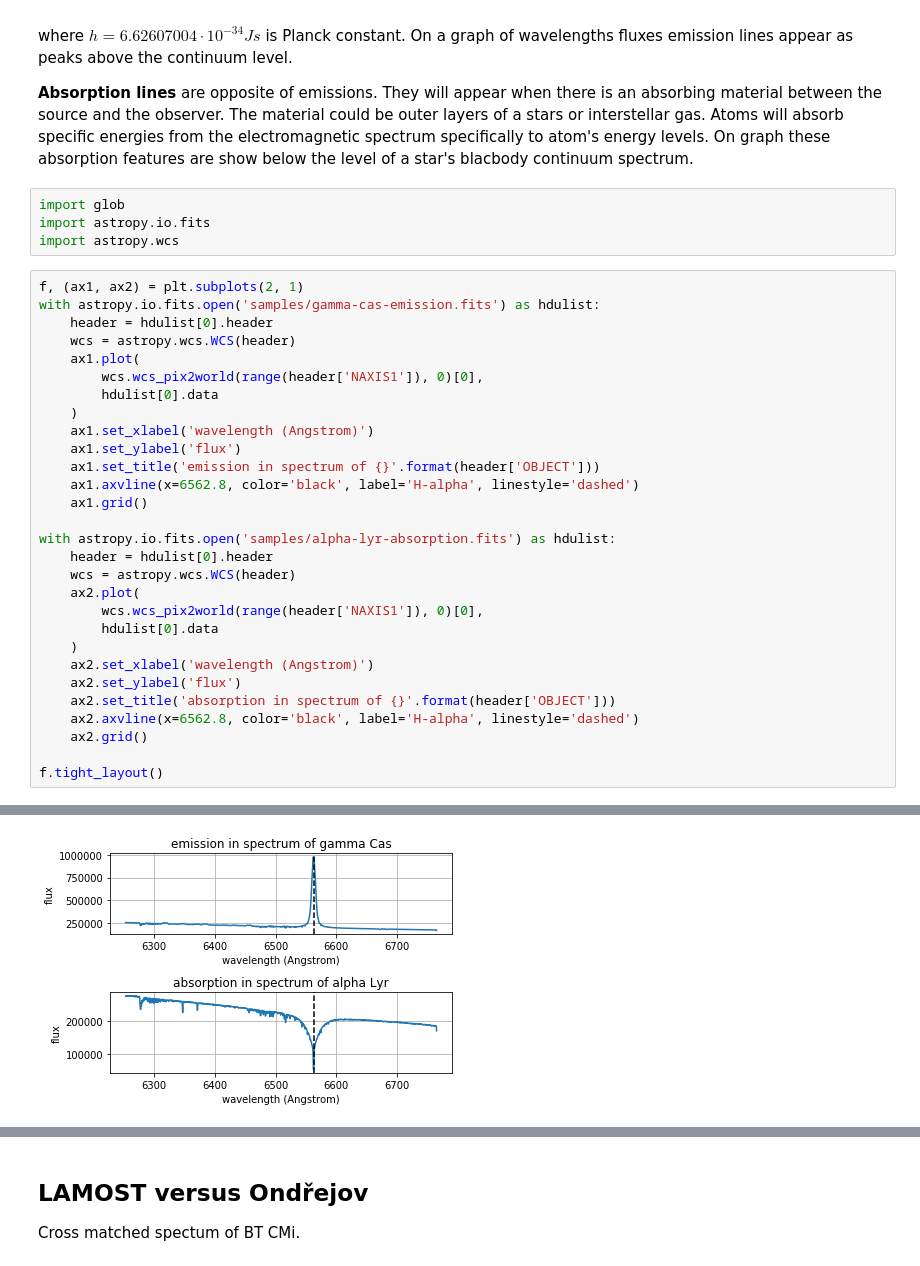
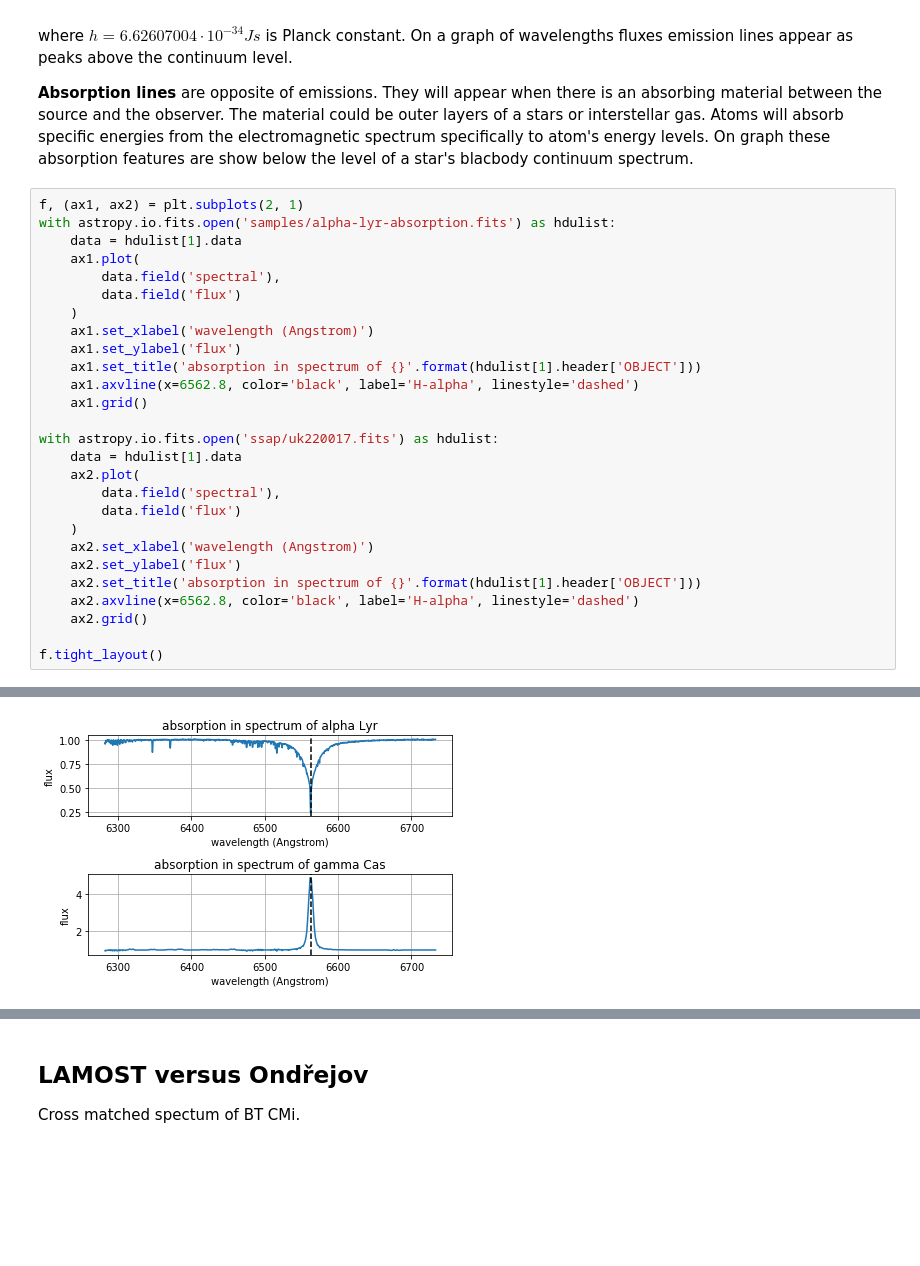
Before and after one commit to podondra/bt-spectraldl, a Jupyter notebook: notebooks/00-spectroscopy.ipynb, the cells around one changed output, grey strips where cells are left out. Cells and saved outputs as stored; diff of their text form; blank space fills up the shorter version.

Commit message:
Change samples for Spectral Data chapter

```diff
--- a/notebooks/00-spectroscopy.ipynb
+++ b/notebooks/00-spectroscopy.ipynb
@@ -109,35 +109,29 @@ energies from the electromagnetic spectrum specifically to
 atom's energy levels. On graph these absorption
 features are show below the level of a star's blacbody
 continuum spectrum.
-# %%
-import glob
-import astropy.io.fits
-import astropy.wcs
 # %%
 f, (ax1, ax2) = plt.subplots(2, 1)
-with astropy.io.fits.open('samples/gamma-cas-emission.fits') as hdulist:
-    header = hdulist[0].header
-    wcs = astropy.wcs.WCS(header)
+with astropy.io.fits.open('samples/alpha-lyr-absorption.fits') as hdulist:
+    data = hdulist[1].data
     ax1.plot(
-        wcs.wcs_pix2world(range(header['NAXIS1']), 0)[0],
-        hdulist[0].data
+        data.field('spectral'),
+        data.field('flux')
     )
     ax1.set_xlabel('wavelength (Angstrom)')
     ax1.set_ylabel('flux')
-    ax1.set_title('emission in spectrum of {}'.format(header['OBJECT']))
+    ax1.set_title('absorption in spectrum of {}'.format(hdulist[1].header['OBJECT']))
     ax1.axvline(x=6562.8, color='black', label='H-alpha', linestyle='dashed')
     ax1.grid()
 
-with astropy.io.fits.open('samples/alpha-lyr-absorption.fits') as hdulist:
-    header = hdulist[0].header
-    wcs = astropy.wcs.WCS(header)
+with astropy.io.fits.open('ssap/uk220017.fits') as hdulist:
+    data = hdulist[1].data
     ax2.plot(
-        wcs.wcs_pix2world(range(header['NAXIS1']), 0)[0],
-        hdulist[0].data
+        data.field('spectral'),
+        data.field('flux')
     )
     ax2.set_xlabel('wavelength (Angstrom)')
     ax2.set_ylabel('flux')
-    ax2.set_title('absorption in spectrum of {}'.format(header['OBJECT']))
+    ax2.set_title('absorption in spectrum of {}'.format(hdulist[1].header['OBJECT']))
     ax2.axvline(x=6562.8, color='black', label='H-alpha', linestyle='dashed')
     ax2.grid()
 
@@ -150 +140 @@ HISTORY2
-[figure, old version]
+[figure, new version]
```
Also changed, not shown: parts of 6 cells of this notebook, 3 other files.
